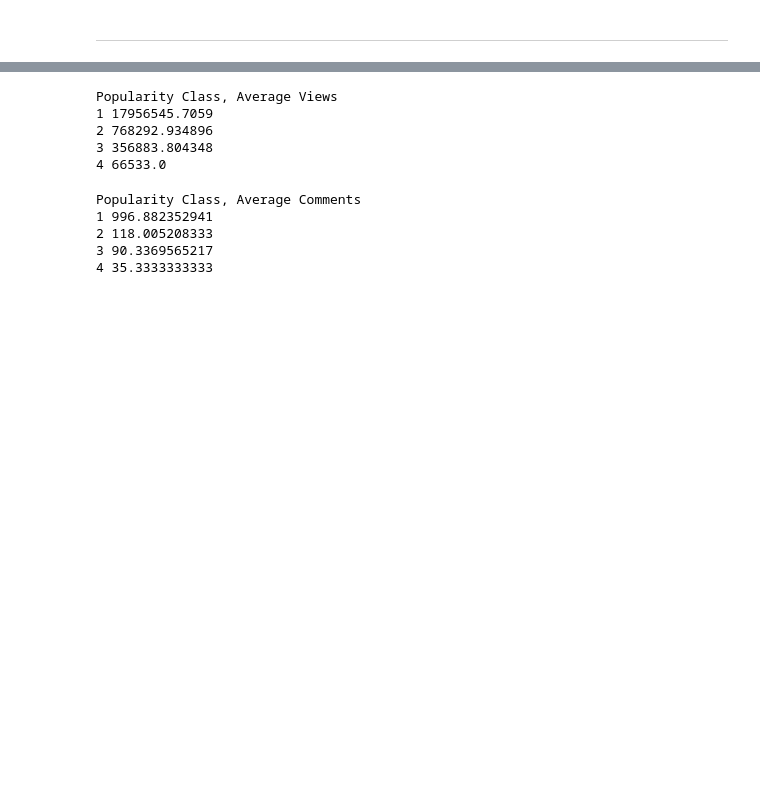
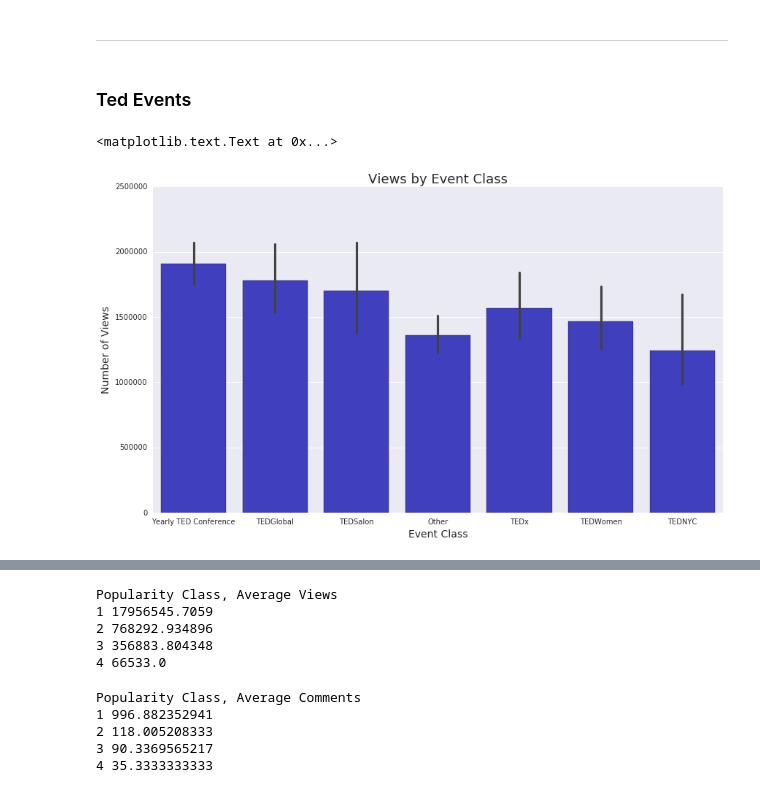
Before and after one commit to artina-m/TopTalks, a Jupyter notebook: Exploratory Data Analysis.ipynb, the cells around one changed output, grey strips where cells are left out. Saved outputs shown, nothing was run; the diff lists cells and outputs as text; code cells hidden in the pictures; blank space fills up the shorter version.

```diff
--- a/Exploratory Data Analysis.ipynb
+++ b/Exploratory Data Analysis.ipynb
@@ -321,2 +309,14 @@ talks.to_csv("TedTalksNewFeatures", sep='\t')
 # %% [markdown]
 <hr>
+# %% [markdown]
+### Ted Events
+# %%
+sns.set()
+f, ax = plt.subplots(figsize = (14,8))
+sns.barplot(data=talks,x='event_class',y='views', color = "blue", saturation = 0.5)
+plt.title("Views by Event Class", fontsize = 18)
+plt.ylabel("Number of Views", fontsize = 14)
+plt.xlabel("Event Class", fontsize = 14)
+# %% [output]
+<matplotlib.text.Text at 0x...>
+[figure, added]
```
Also changed, not shown: parts of 15 cells of this notebook, 1 other file.
